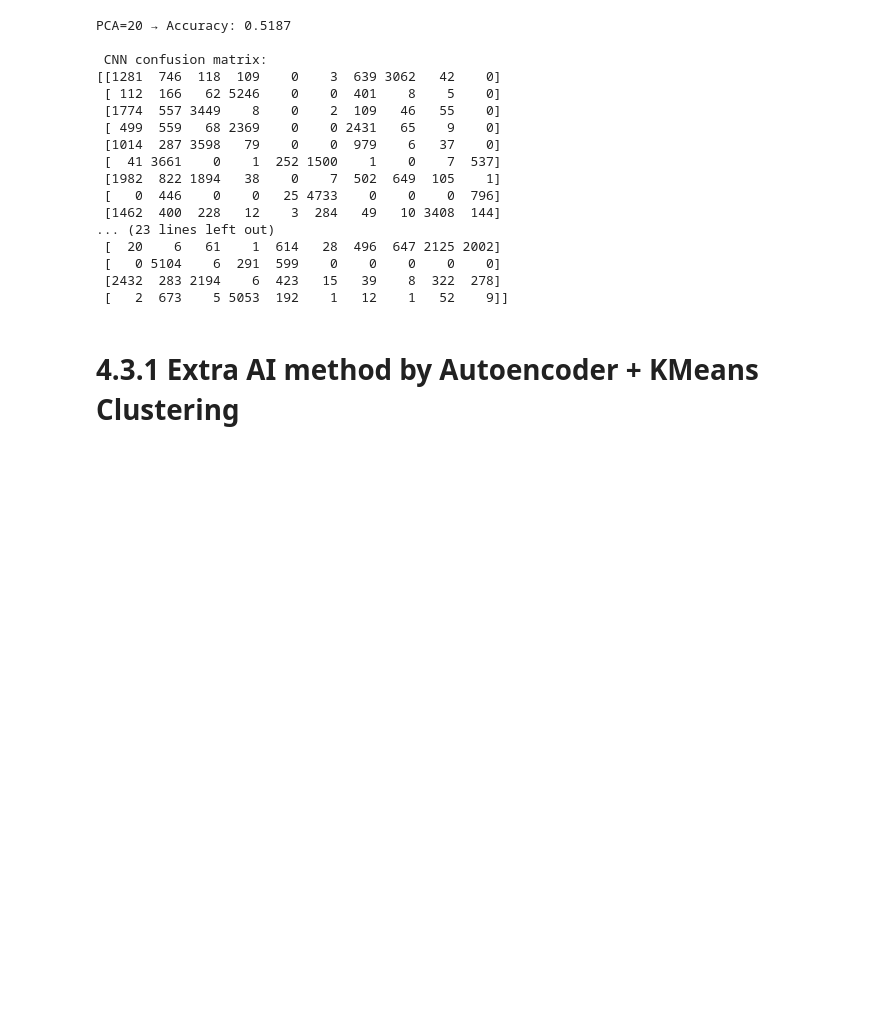
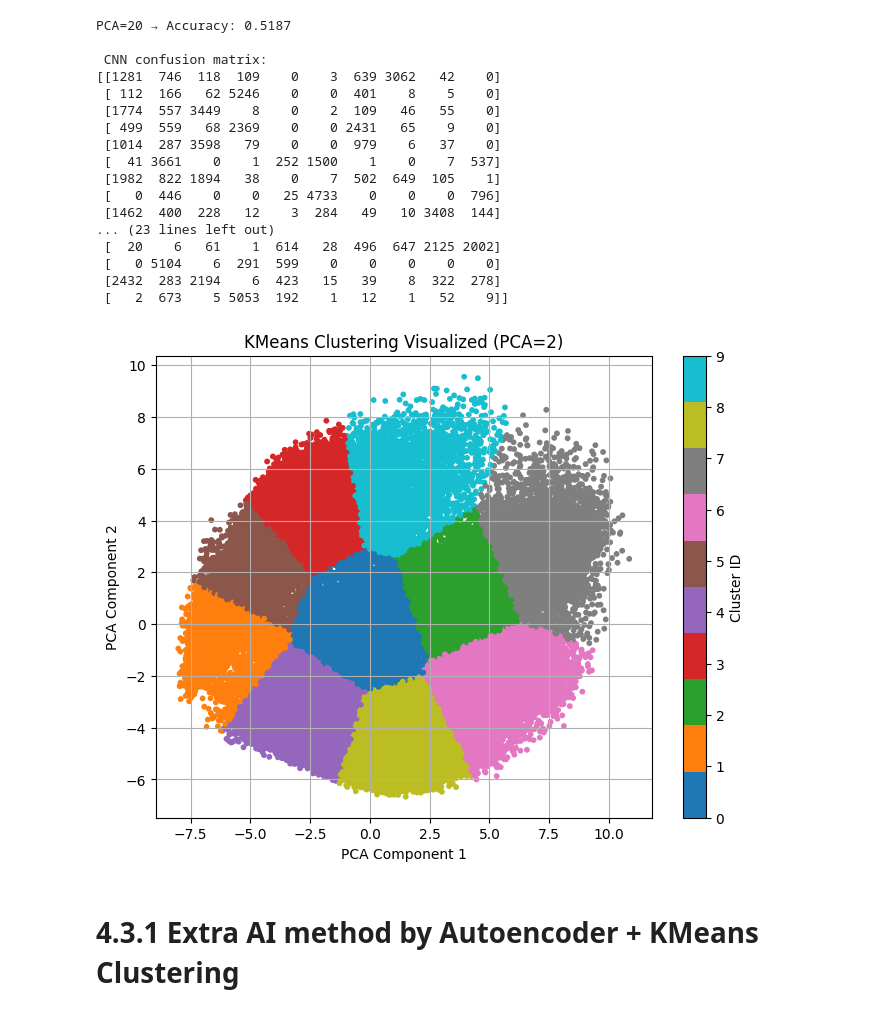
Before and after one commit to Abtin-Ghorbani/AppliedAI_FashionMNIST, a Jupyter notebook: AppliedAI_FashionMNIST.ipynb, the cells around one changed output. Cells and saved outputs as stored; diff of their text form; code cells hidden in the pictures; blank space fills up the shorter version.

```diff
--- a/AppliedAI_FashionMNIST.ipynb
+++ b/AppliedAI_FashionMNIST.ipynb
@@ -970,6 +969,24 @@ PCA=20 → Accuracy: 0.5187
  [   0 5104    6  291  599    0    0    0    0    0]
  [2432  283 2194    6  423   15   39    8  322  278]
  [   2  673    5 5053  192    1   12    1   52    9]]
+# %%
+# فقط برای Visualization باید PCA را روی 2 کامپوننت انجام بدیم
+X_pca_2d = PCA(n_components=2, random_state=42).fit_transform(X_flat_kmeans)
+
+# خوشه‌بندی KMeans روی داده‌های 2 بعدی
+clusters_PCA = KMeans(n_clusters=10, random_state=42).fit_predict(X_pca_2d)
+# %%
+# رسم نمودار 2D از داده‌های کاهش‌بعد یافته با رنگ‌بندی بر اساس خوشه
+plt.figure(figsize=(8, 6))
+plt.scatter(X_pca_2d[:, 0], X_pca_2d[:, 1], c=clusters_PCA, cmap='tab10', s=10)
+plt.title("KMeans Clustering Visualized (PCA=2)")
+plt.xlabel("PCA Component 1")
+plt.ylabel("PCA Component 2")
+plt.colorbar(label="Cluster ID")
+plt.grid(True)
+plt.show()
+# %% [output]
+[figure, added]
 # %% [markdown]
 # **4.3.1 Extra AI method by Autoencoder + KMeans Clustering**
 # %% [markdown]
```
Also changed, not shown: parts of 9 cells of this notebook.
